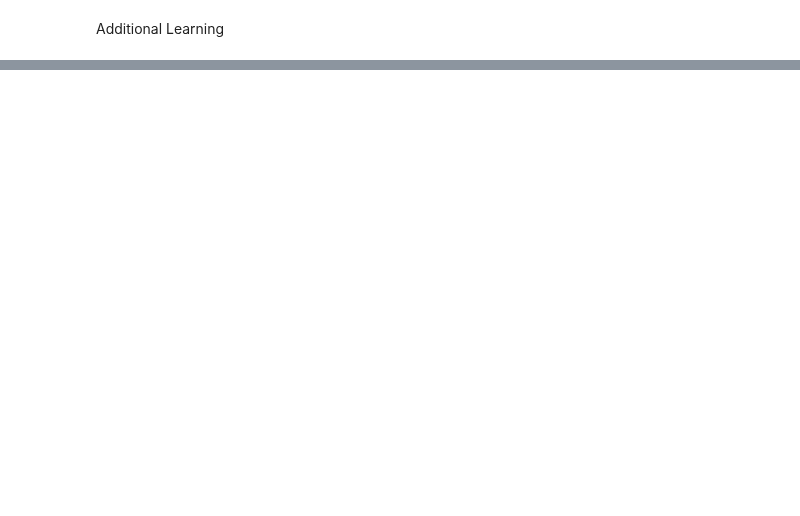
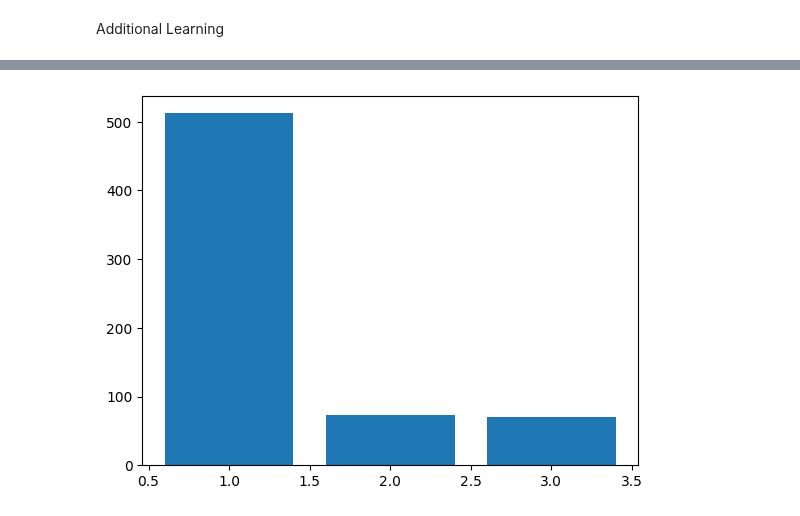
Before and after one commit to FairozAhmadSheikh/ML_bootcamp, a Jupyter notebook: Plotting/Matplot.ipynb, the cells around one changed output, grey strips where cells are left out. Saved outputs shown, nothing was run; the diff lists cells and outputs as text; code cells hidden in the pictures; blank space fills up the shorter version.

```diff
--- a/Plotting/Matplot.ipynb
+++ b/Plotting/Matplot.ipynb
@@ -18,0 +79,8 @@ Additional Learning
+# %%
+X=data2['Pclass']
+Y=data2['Fare']
+fig,ax=plt.subplots()
+ax.bar(X,Y)
+plt.show()
+# %% [output]
+[figure, added]
```
Also changed, not shown: parts of 12 cells of this notebook, 1 other file.
